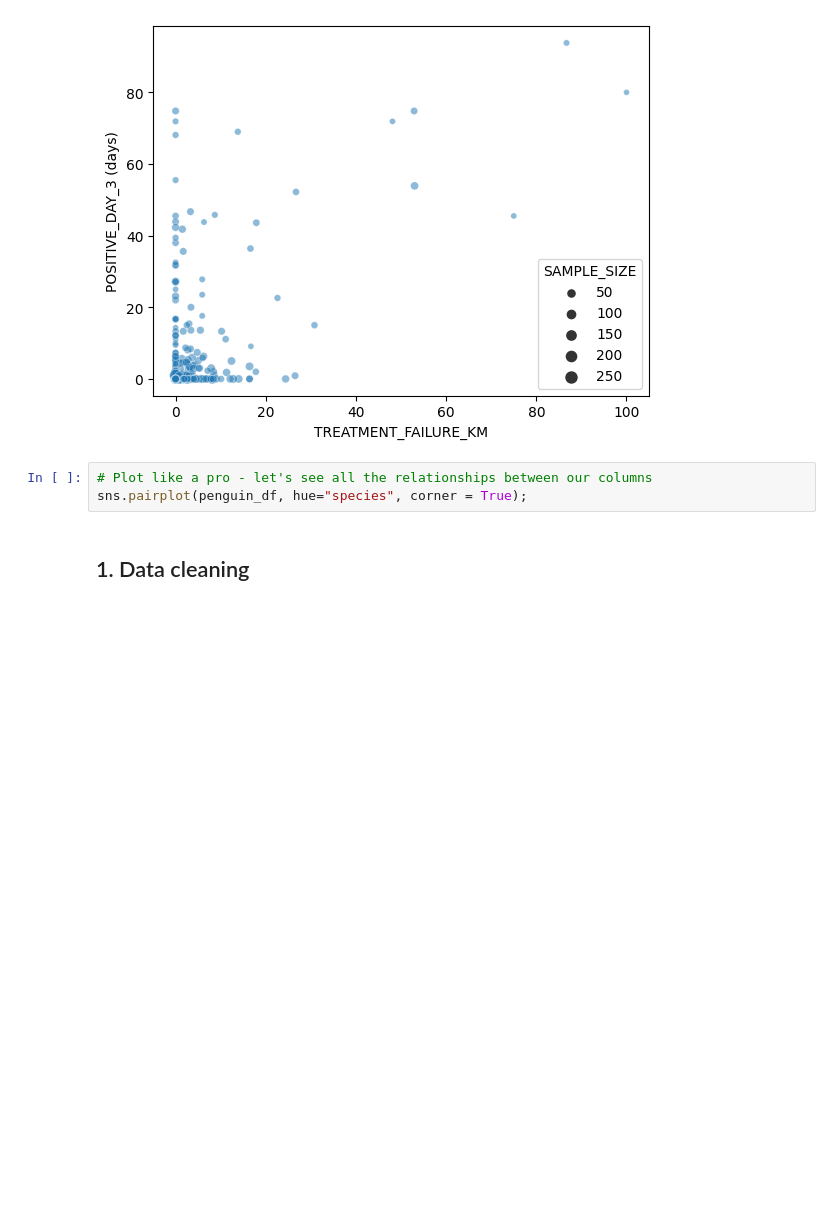
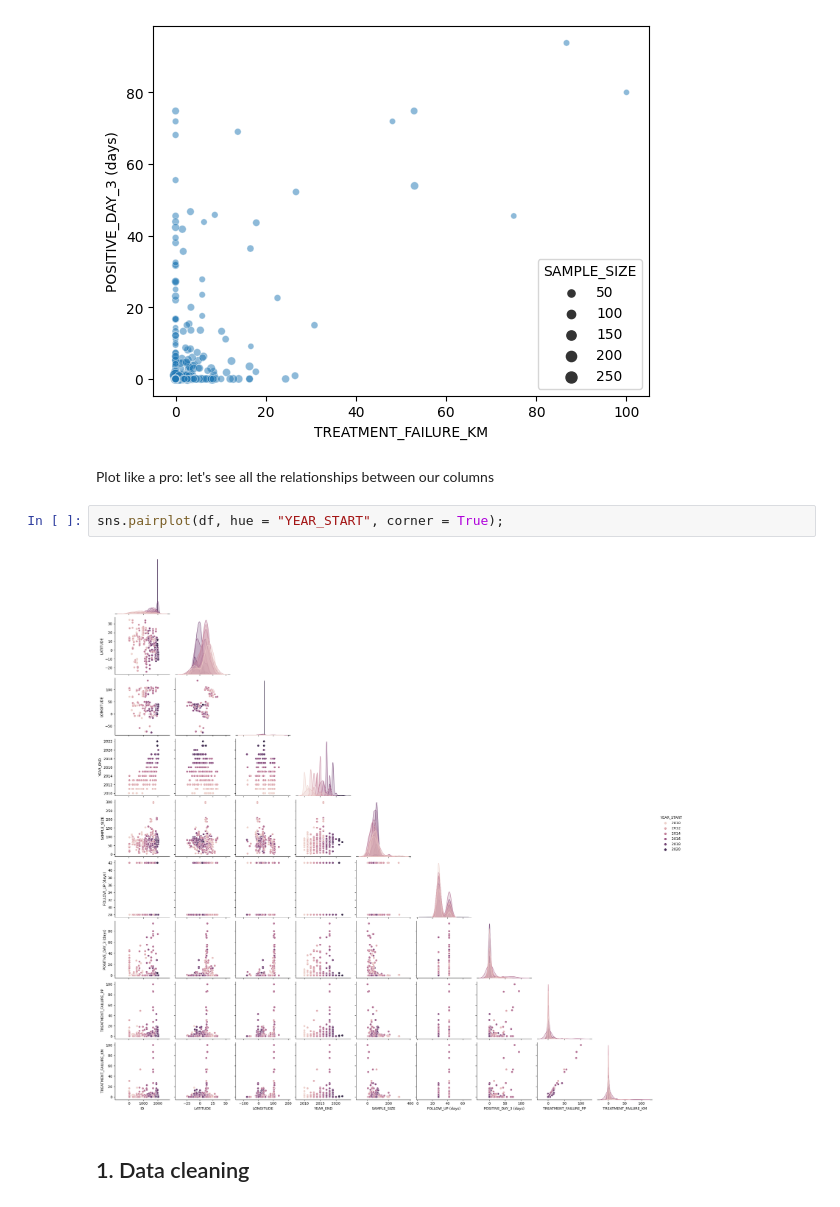
Before and after one commit to APepey/ML-workshop, a Jupyter notebook: notebooks/challenge02_MLbasics.ipynb, the cells around one changed output. Cells and saved outputs as stored; diff of their text form; blank space fills up the shorter version.

```diff
--- a/notebooks/challenge02_MLbasics.ipynb
+++ b/notebooks/challenge02_MLbasics.ipynb
@@ -126,9 +132,12 @@ A good practice is to plot the data to understand better the relationship betwee
 sns.scatterplot(x='TREATMENT_FAILURE_KM', y='POSITIVE_DAY_3 (days)', data=df, size='SAMPLE_SIZE', alpha=0.5);
 # %% [output]
 [figure]
-# %%
-# Plot like a pro - let's see all the relationships between our columns
-sns.pairplot(penguin_df, hue="species", corner = True);
+# %% [markdown]
+Plot like a pro: let's see all the relationships between our columns
+# %%
+sns.pairplot(df, hue = "YEAR_START", corner = True);
+# %% [output]
+[figure, added]
 # %% [markdown]
 ## 1. Data cleaning
 # %% [markdown]
```
Also changed, not shown: parts of 16 cells of this notebook.
